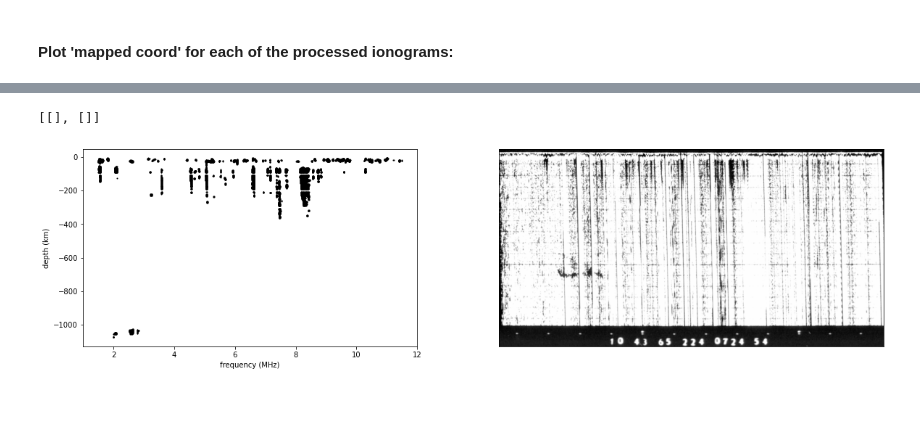
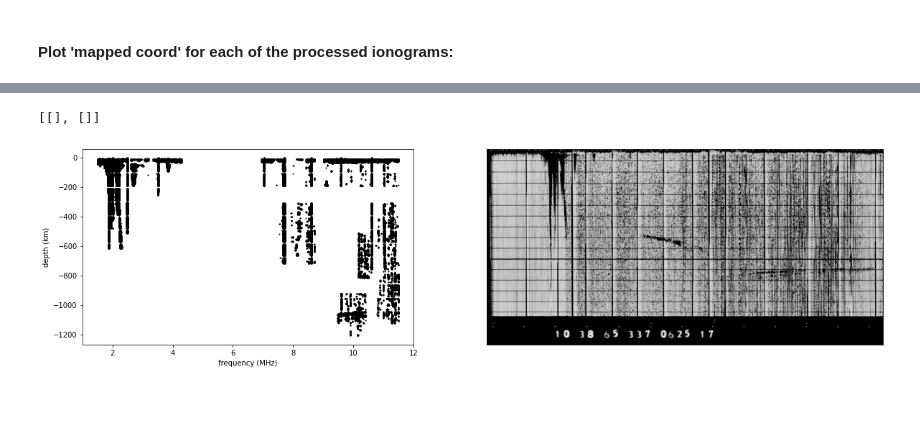
Before and after one commit to asc-csa/Alouette_ISIS_extract, a Jupyter notebook: 01_Inspect Extracted Ionogram Points.ipynb, the cells around one changed output, grey strips where cells are left out. Drawn from its saved outputs; the diff is of its cells as text; code cells hidden in the pictures.

```diff
--- a/01_Inspect Extracted Ionogram Points.ipynb
+++ b/01_Inspect Extracted Ionogram Points.ipynb
@@ -17,0 +24,18 @@ dataDir = 'C:/Users/rnaidoo/Documents/Projects_data/Alouette_I/02_result/'
+# %%
+def draw_random_image(processedDir):
+
+    directory_list = os.listdir(processedDir)
+    directory = directory_list[randrange(len(directory_list))]
+    subdirectory_list = os.listdir(processedDir + directory + '/')
+    subdirectory = subdirectory_list[randrange(len(subdirectory_list))]
+    file_list = os.listdir(processedDir + directory + '/' + subdirectory + '/')
+    filename = file_list[randrange(len(file_list))]
+    filepath = processedDir + directory + '/' + subdirectory + '/' + filename
+    return_dict = {
+        'Directory': directory,
+        'Subdirectory': subdirectory,
+        'filename': filename,
+        'filepath': filepath
+    }
+
+    return return_dict
@@ -56,0 +46,3 @@ array([[   1.80645161,    6.12244898],
+# %%
+draw_dict = draw_random_image(processedDir=processedDir)
+draw_dict
@@ -56,0 +54,3 @@ array([[   1.80645161,    6.12244898],
+# %%
+arr_name = draw_dict['filename'].replace('.png', '.npy')
+arr_name
@@ -56,0 +59,4 @@ array([[   1.80645161,    6.12244898],
+# %%
+arr_load = np.load(mapped_coordsDir + draw_dict['Directory'] + '/' + draw_dict['Subdirectory'] + '/' + 'mapped_coords-' + draw_dict['Directory'] + '_' + draw_dict['Subdirectory'] + '_' + arr_name)
+print(arr_load.shape)
+arr_load
@@ -71,15 +86,15 @@ df_plot.head()
 # %%
 f, axs = plt.subplots(1, 2, gridspec_kw={'width_ratios': [1,1.2],}, figsize=(20,5))
 
 axs[0].scatter(df_plot['f'], df_plot['depth_plot'], 1, color='black')
 axs[0].set(xlabel='frequency (MHz)', ylabel='depth (km)')
 
-img = mpimg.imread(fn)
+img = mpimg.imread(draw_dict['filepath'])
 axs[1].imshow(img)
 axs[1].set(xticks=[], yticks=[])
 # %% [output]
 [[], []]
-[figure, old version]
+[figure, new version]
 # %% [markdown]
 #
 # %%
```
Also changed, not shown: parts of 15 cells of this notebook.
